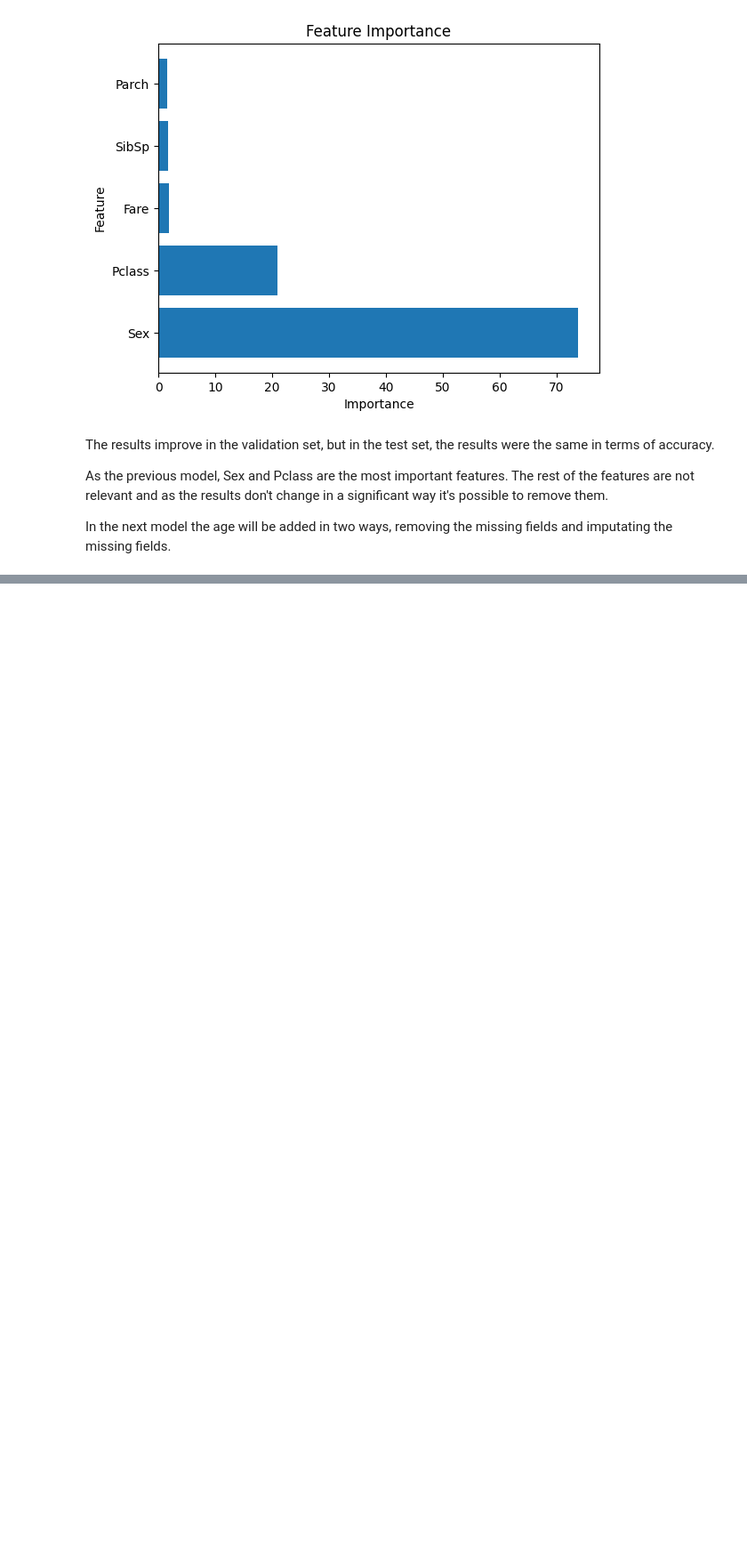
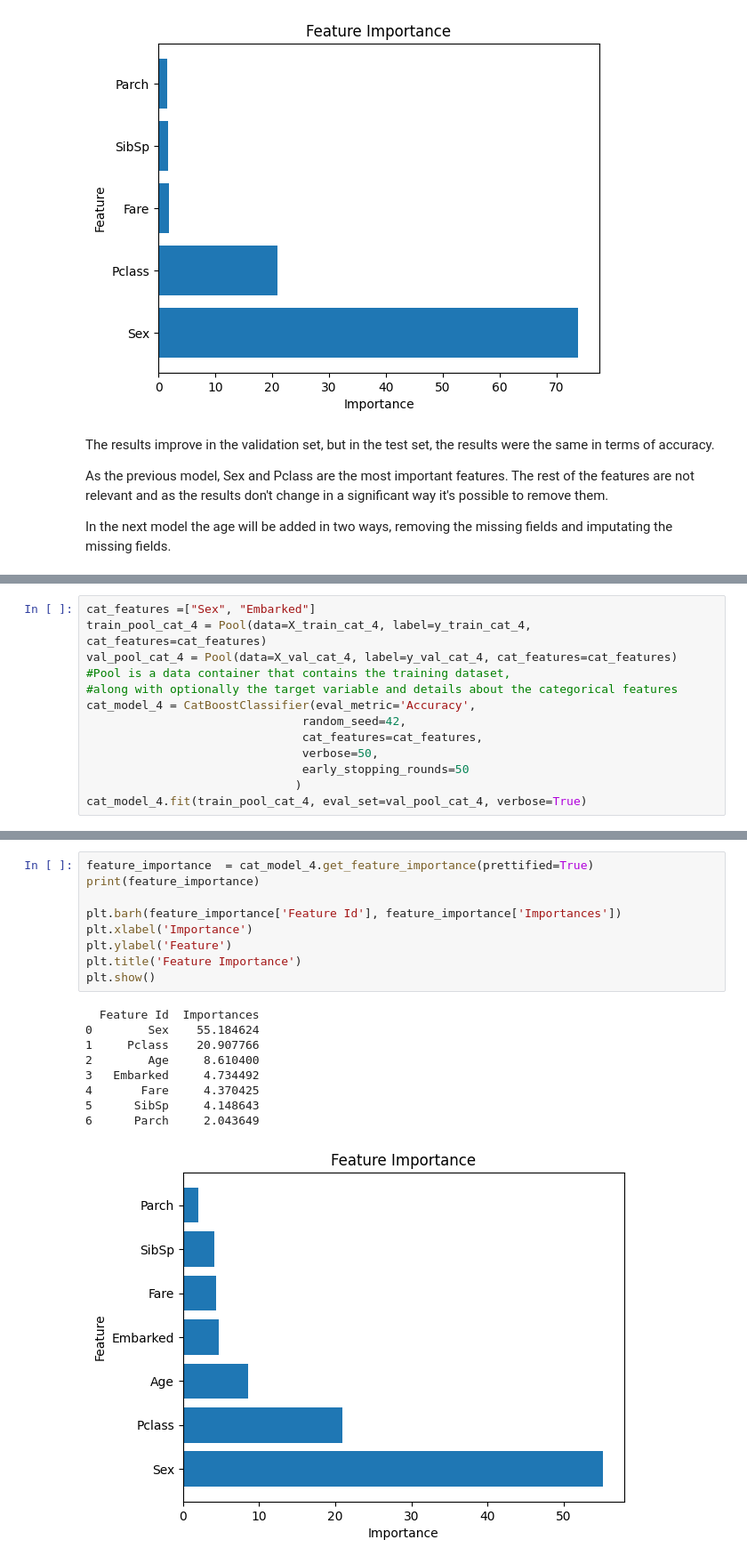
Before and after one commit to nhernandezz970408/Titanic---Machine-Learning-from-Disaster, a Jupyter notebook: notebooks/model-exploration.ipynb, the cells around one changed output, grey strips where cells are left out. Shown at 89% size. Drawn from its saved outputs; the diff is of its cells as text; blank space fills up the shorter version.

```diff
--- a/notebooks/model-exploration.ipynb
+++ b/notebooks/model-exploration.ipynb
@@ -193,0 +284,13 @@ Tiempo estimado hasta aquí: ~1 hour
+# %%
+cat_features =["Sex", "Embarked"]
+train_pool_cat_4 = Pool(data=X_train_cat_4, label=y_train_cat_4, cat_features=cat_features)
+val_pool_cat_4 = Pool(data=X_val_cat_4, label=y_val_cat_4, cat_features=cat_features)
+#Pool is a data container that contains the training dataset,
+#along with optionally the target variable and details about the categorical features
+cat_model_4 = CatBoostClassifier(eval_metric='Accuracy',
+                               random_seed=42,
+                               cat_features=cat_features,
+                               verbose=50,
+                               early_stopping_rounds=50
+                              )
+cat_model_4.fit(train_pool_cat_4, eval_set=val_pool_cat_4, verbose=True)
@@ -193,0 +328,19 @@ Tiempo estimado hasta aquí: ~1 hour
+# %%
+feature_importance  = cat_model_4.get_feature_importance(prettified=True)
+print(feature_importance)
+
+plt.barh(feature_importance['Feature Id'], feature_importance['Importances'])
+plt.xlabel('Importance')
+plt.ylabel('Feature')
+plt.title('Feature Importance')
+plt.show()
+# %% [output]
+  Feature Id  Importances
+0        Sex    55.184624
+1     Pclass    20.907766
+2        Age     8.610400
+3   Embarked     4.734492
+4       Fare     4.370425
+5      SibSp     4.148643
+6      Parch     2.043649
+[figure, added]
```
Also changed, not shown: parts of 31 cells of this notebook.
